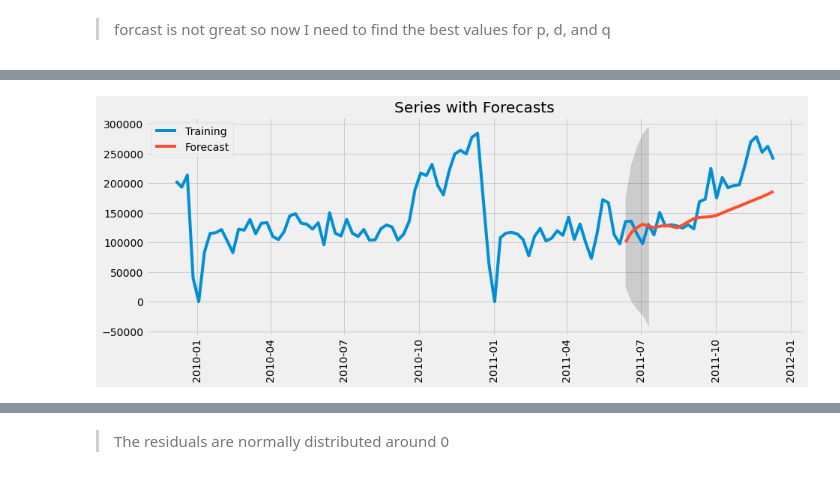
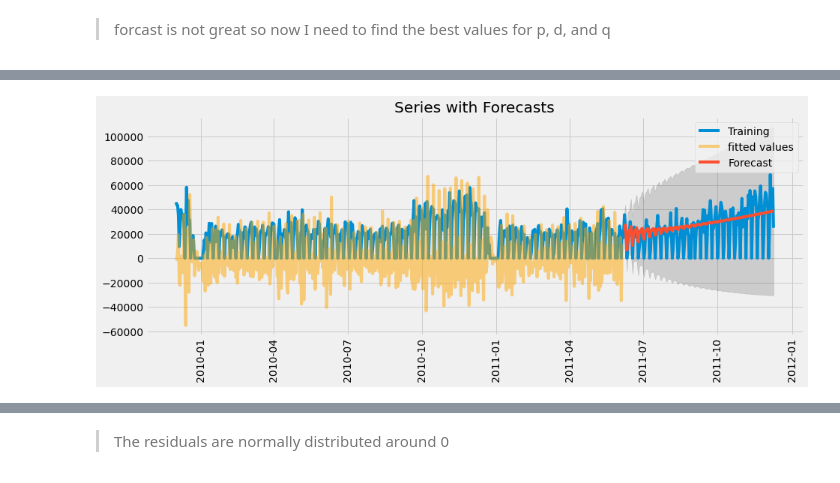
Before and after one commit to rime11/springboard, a Jupyter notebook: capstone_3/data modeling/data_modeling.ipynb, the cells around one changed output, grey strips where cells are left out. Drawn from its saved outputs; the diff is of its cells as text; code cells hidden in the pictures.

```diff
--- a/capstone_3/data modeling/data_modeling.ipynb
+++ b/capstone_3/data modeling/data_modeling.ipynb
@@ -772,0 +999,6 @@ Critical Values =  {'1%': -3.4942202045135513, '5%': -2.889485291005291, '10%':
+# %%
+#Dicky_Fuller_test
+df_sales_d = df_sales.resample('d').sum()
+result = adfuller(df_sales_d, autolag='AIC')
+print('ADF Statistic={}\np_value= {}\n'.format(result[0],result[1]))
+print('Critical Values = ' ,result[4])
@@ -883,12 +1163,12 @@ def evaluate_arima(train,test,order):
 # %%
 #call evaluate_model to iterate through values for p,d,q to a model with least RMSE
 # create train and test set
-X = df_sales_m.values
-size = int(len(df_sales_m)*0.75)
+X = df_sales_d.values
+size = int(len(df_sales_d)*0.75)
 train, test = X[0:size], X[size:len(X)]
 
 #list of p, d and q values
-p_values = [1, 2, 3, 4, 6, 8, 10,12]
+p_values = [1, 2, 3, 4, 6, 8, 10,12,15]
 d_values = range(0, 4)
 q_values = range(0, 4)
 
@@ -915,11 +1219,13 @@ Best ARIMA order: (10, 2, 0) with error = 47642.44731076903
 # %%
 #Run ARIMA with the new optimized values
-model = ARIMA(train, order=(10,2,0))
+
+model = ARIMA(train, order=(8,2,1))
 model_fit = model.fit()
 fc,se, conf_int = model_fit.forecast(steps=len(test))
 print('RMSE',np.sqrt(mean_squared_error(test,fc)).round(2))
+print('mae',mean_absolute_error(test,fc))
 
-forecast = pd.Series(fc, index = df_sales_m.index[size:])
-lower_val = pd.Series(conf_int[:,0], index = df_sales_m.index[size:])
-upper_val = pd.Series(conf_int[:,1], index = df_sales_m.index[size:])
+forecast = pd.Series(fc, index = df_sales_d.index[size:])
+lower_val = pd.Series(conf_int[:,0], index = df_sales_d.index[size:])
+upper_val = pd.Series(conf_int[:,1], index = df_sales_d.index[size:])
 # %% [output]
@@ -926,0 +1234,9 @@ RMSE 47642.45
+# %%
+#ploting how the fitting looks like on the train data
+model_fit = model.fit()
+fitted_values = pd.Series(model_fit.fittedvalues, index = df_sales_d.index[0:train.shape[0]-2])
+plt.figure(figsize=(15,5))
+plt.plot(df_sales_d[:train.shape[0]-2],color='black',label='Training Data')
+plt.plot(fitted_values,color='red',alpha=0.5,label='Fitted Data')
+plt.legend()
+plt.title('Training and Fitted Data');
@@ -927,12 +1245,13 @@ RMSE 47642.45
 # %%
 #plot forcast
 plt.figure(figsize=(14,5))
-plt.plot(df_sales_m, label='Training')
+plt.plot(df_sales_d, label='Training')
+plt.plot(fitted_values,color='orange',alpha=0.5,label='fitted values')
 plt.plot(forecast, label='Forecast')
 
-plt.fill_between(lower_val.index[:5], lower_val[:5], upper_val[:5], color='k', alpha=.15)
+plt.fill_between(lower_val.index, lower_val, upper_val, color='k', alpha=.15)
 plt.xticks(rotation=90)
 plt.title('Series with Forecasts')
 plt.legend();
 # %% [output]
-[figure, old version]
+[figure, new version]
```
Also changed, not shown: parts of 106 cells of this notebook.
